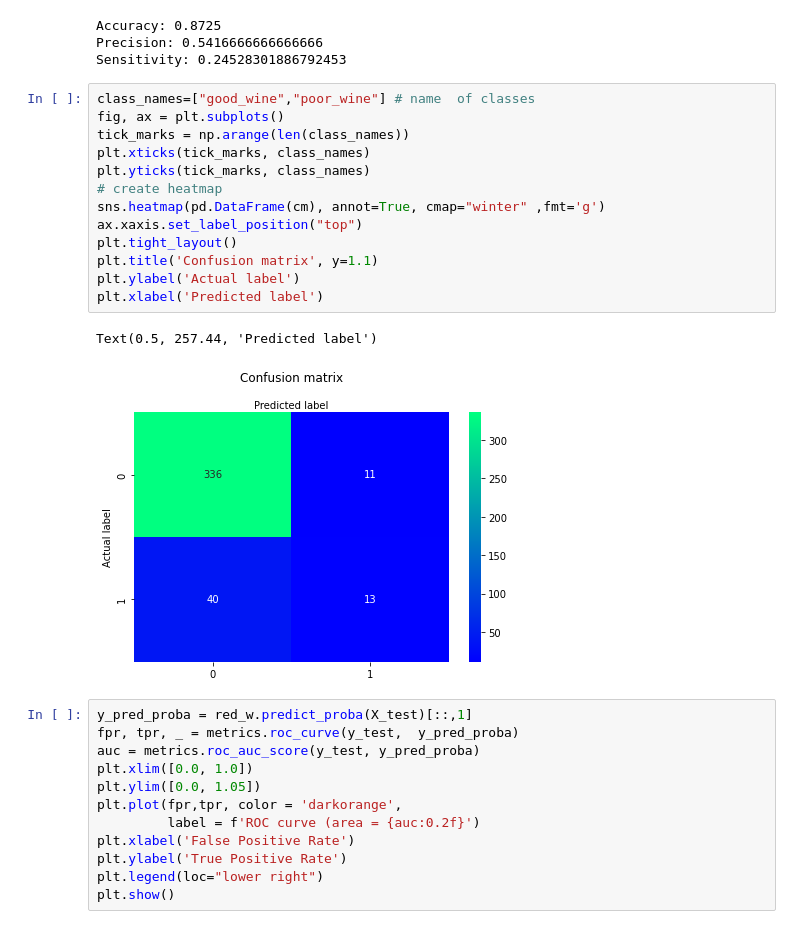
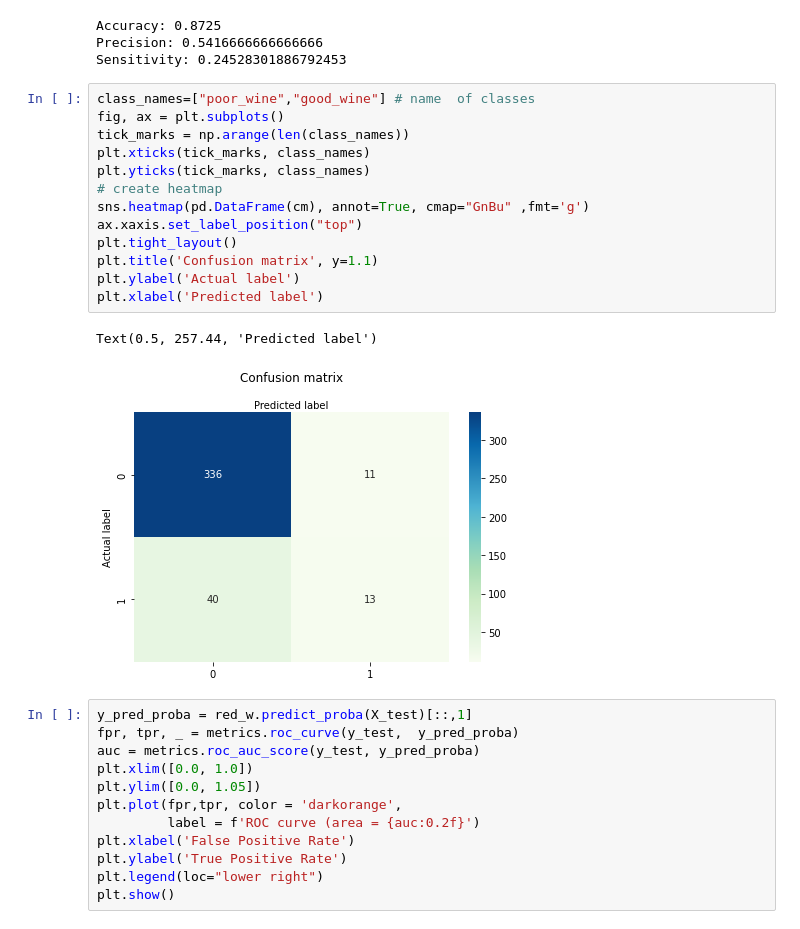
Before and after one commit to Mbutler22/Wine-Physiochemical-Analysis, a Jupyter notebook: red_wine.ipynb, the cells around one changed output. Drawn from its saved outputs; the diff is of its cells as text.

```diff
--- a/red_wine.ipynb
+++ b/red_wine.ipynb
@@ -177,21 +144,21 @@ Accuracy: 0.8725
 Precision: 0.5416666666666666
 Sensitivity: 0.24528301886792453
 # %%
-class_names=["good_wine","poor_wine"] # name  of classes
+class_names=["poor_wine","good_wine"] # name  of classes
 fig, ax = plt.subplots()
 tick_marks = np.arange(len(class_names))
 plt.xticks(tick_marks, class_names)
 plt.yticks(tick_marks, class_names)
 # create heatmap
-sns.heatmap(pd.DataFrame(cm), annot=True, cmap="winter" ,fmt='g')
+sns.heatmap(pd.DataFrame(cm), annot=True, cmap="GnBu" ,fmt='g')
 ax.xaxis.set_label_position("top")
 plt.tight_layout()
 plt.title('Confusion matrix', y=1.1)
 plt.ylabel('Actual label')
 plt.xlabel('Predicted label')
 # %% [output]
 Text(0.5, 257.44, 'Predicted label')
-[figure, old version]
+[figure, new version]
 # %%
 y_pred_proba = red_w.predict_proba(X_test)[::,1]
 fpr, tpr, _ = metrics.roc_curve(y_test,  y_pred_proba)
```
Also changed, not shown: parts of 7 cells of this notebook.
